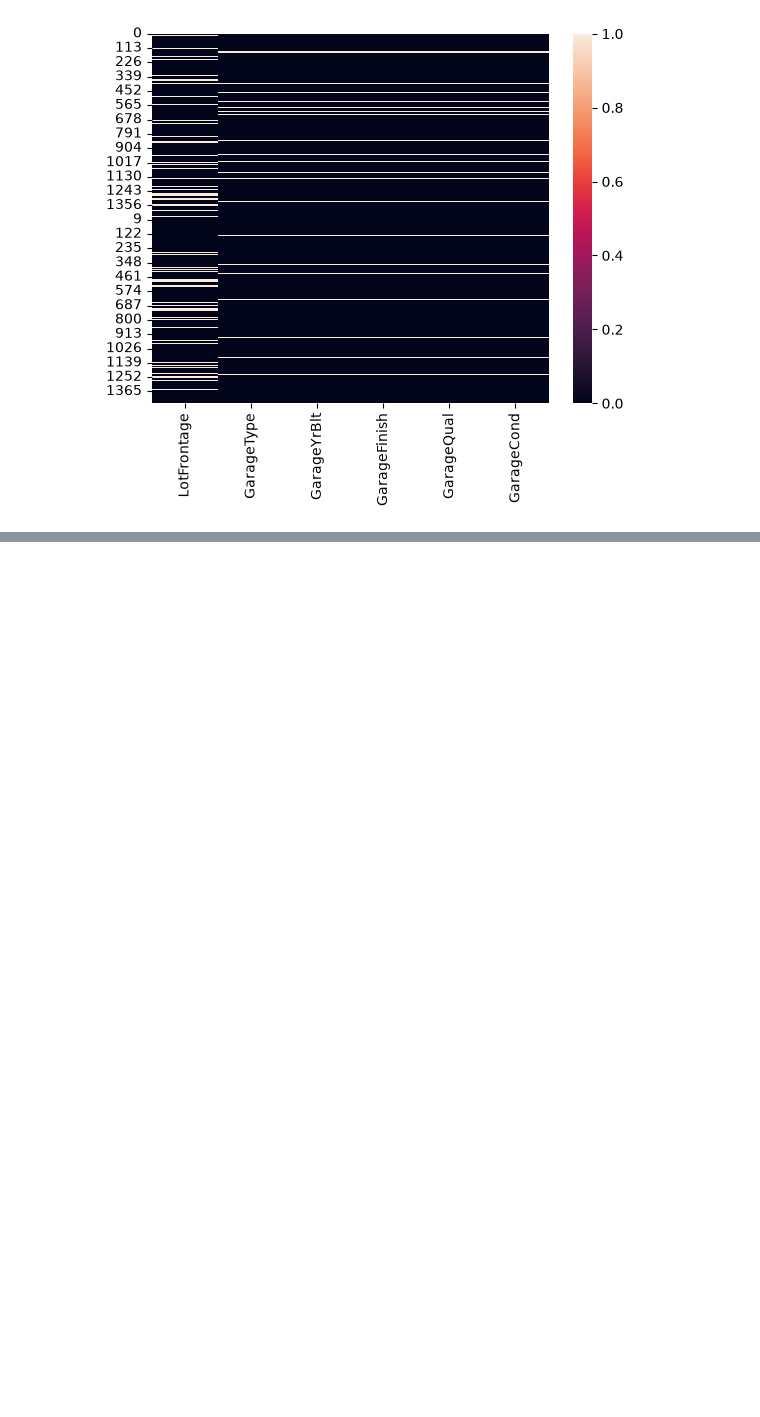
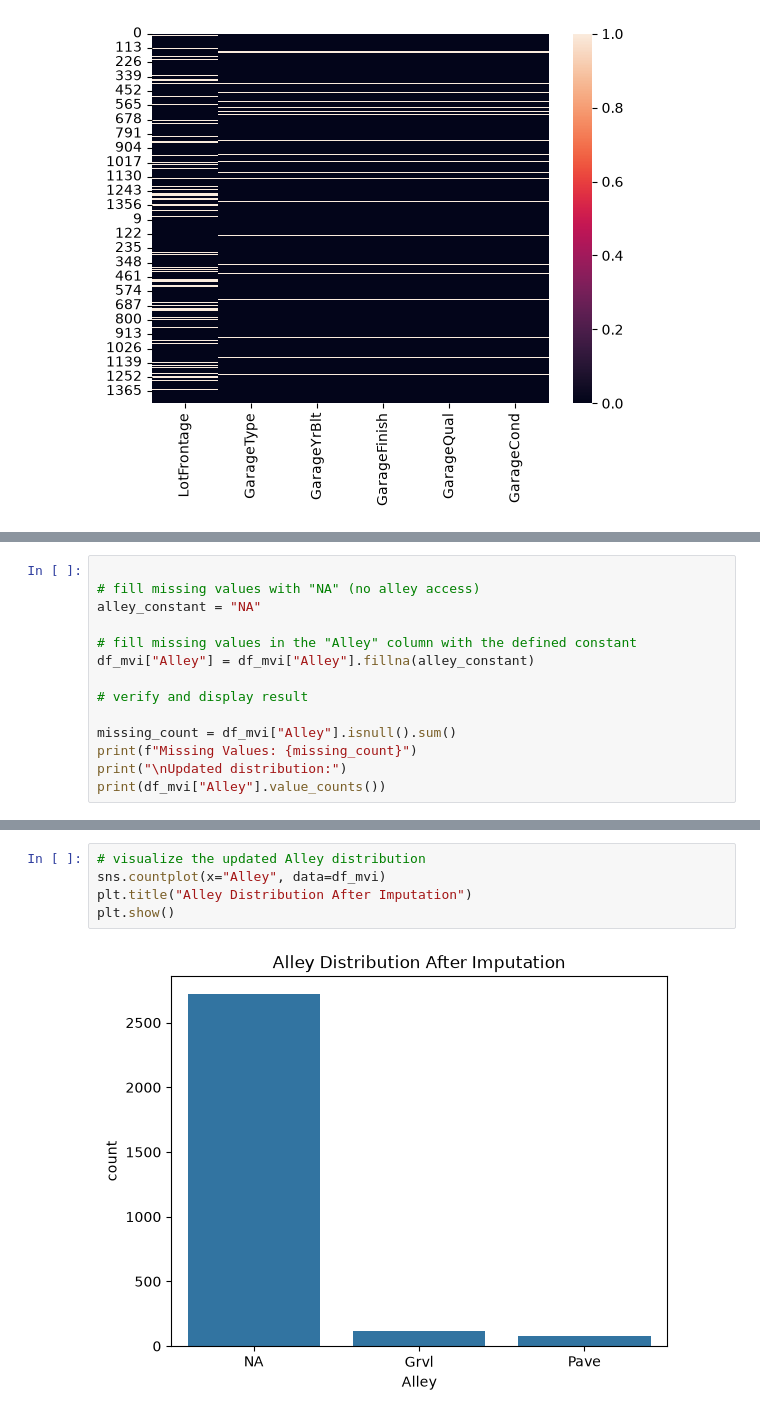
Before and after one commit to saroshkhan111/house_prediction_price, a Jupyter notebook: house_price_prediction_1.ipynb, the cells around one changed output, grey strips where cells are left out. Saved outputs shown, nothing was run; the diff lists cells and outputs as text; blank space fills up the shorter version.

```diff
--- a/house_price_prediction_1.ipynb
+++ b/house_price_prediction_1.ipynb
@@ -555,0 +737,14 @@ sns.heatmap(df[miss_value_5_20_perc.keys()].isnull())
+# %%
+
+# fill missing values with "NA" (no alley access)
+alley_constant = "NA"
+
+# fill missing values in the "Alley" column with the defined constant
+df_mvi["Alley"] = df_mvi["Alley"].fillna(alley_constant)
+
+# verify and display result
+
+missing_count = df_mvi["Alley"].isnull().sum()
+print(f"Missing Values: {missing_count}")
+print("\nUpdated distribution:")
+print(df_mvi["Alley"].value_counts())
@@ -555,0 +760,7 @@ sns.heatmap(df[miss_value_5_20_perc.keys()].isnull())
+# %%
+# visualize the updated Alley distribution
+sns.countplot(x="Alley", data=df_mvi)
+plt.title("Alley Distribution After Imputation")
+plt.show()
+# %% [output]
+[figure, added]
```
Also changed, not shown: parts of 22 cells of this notebook.
